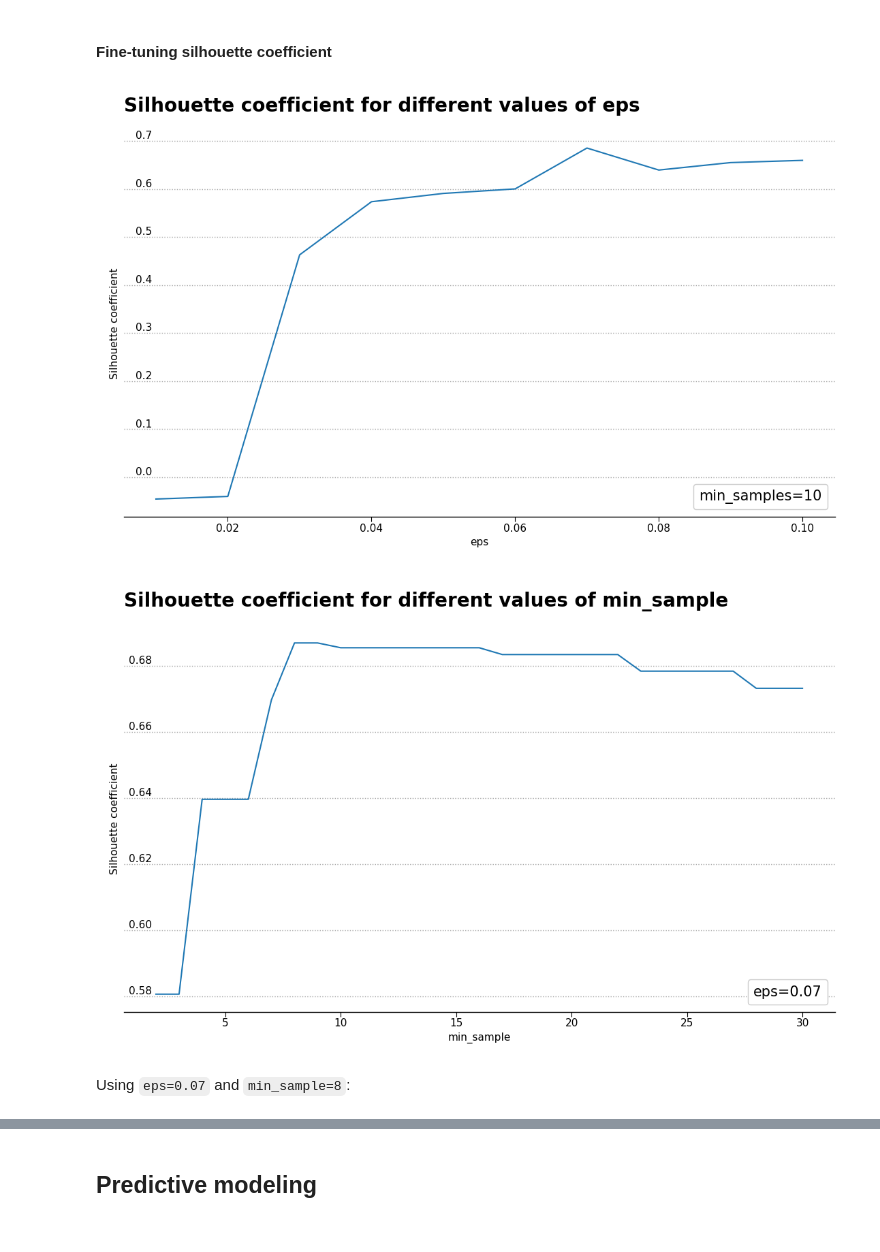
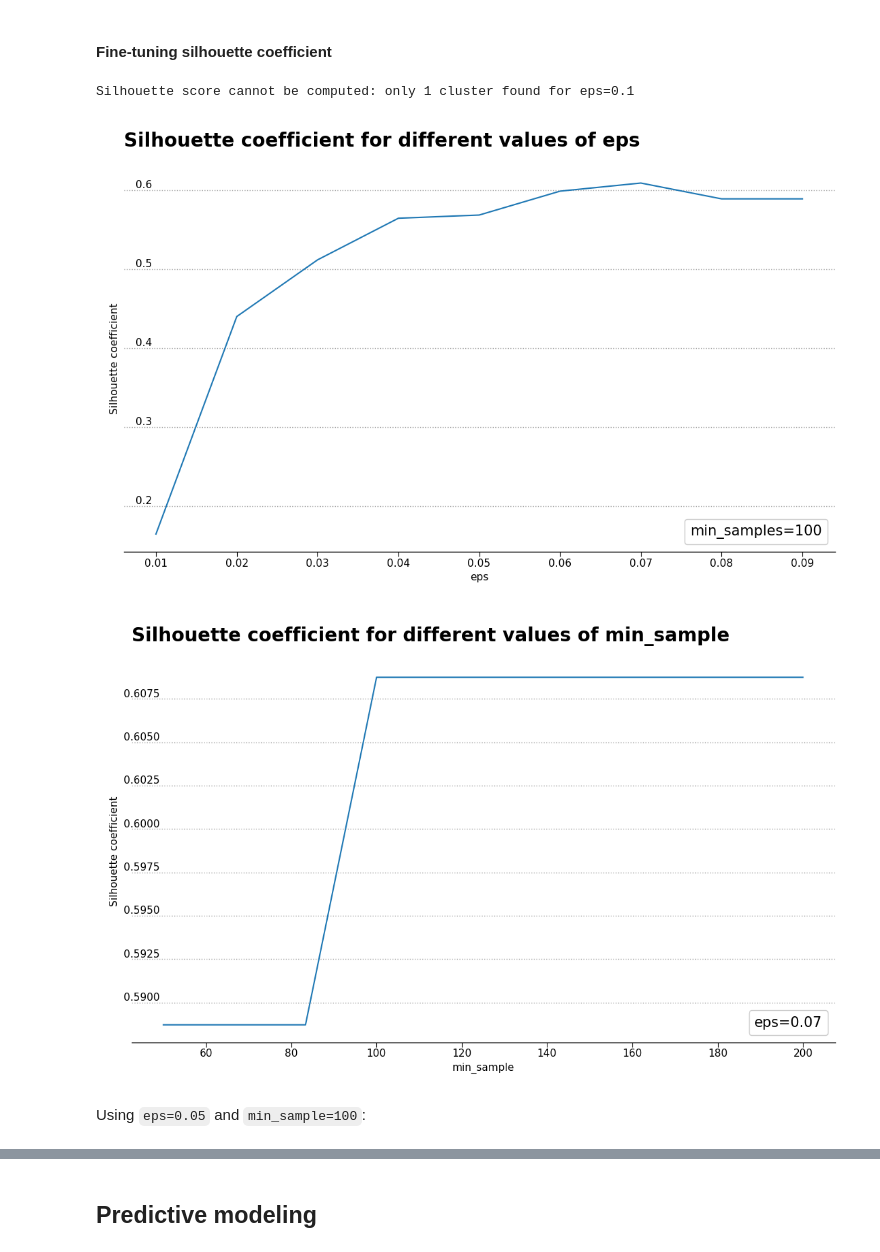
Before and after one commit to capac/short-term-rents-in-london, a Jupyter notebook: data-analysis.ipynb, the cells around one changed output, grey strips where cells are left out. Cells and saved outputs as stored; diff of their text form; code cells hidden in the pictures.

Commit message:
Found one distinct cluster of London properties with DBSCAN

```diff
--- a/data-analysis.ipynb
+++ b/data-analysis.ipynb
@@ -235,8 +220,8 @@ london_map_2
 # %% [markdown]
 ### Using DBSCAN for cluster similarity search
 # %%
-X_geo = inside_airbnb_df[['latitude', 'longitude']]
-db = DBSCAN(eps=0.03, min_samples=10, algorithm='auto').fit(X_geo)
+coordinates = inside_airbnb_df[['latitude', 'longitude']]
+db = DBSCAN(eps=0.03, min_samples=10, metric='haversine').fit(coordinates)
 labels = db.labels_
 # %%
 # Number of clusters in labels, ignoring noise if present.
@@ -255,39 +314,49 @@ Silhouette Coefficient: 0.463
 # %% [markdown]
 #### Fine-tuning silhouette coefficient
 # %%
-sil_score_list = []
+sil_score_dict = {}
 sil_score_range = np.linspace(0.01, 0.1, 10)
+min_samples=100
 for eps_param in sil_score_range:
-    db = DBSCAN(eps=eps_param, min_samples=10, algorithm='auto').fit(X_geo)
+    db = DBSCAN(eps=eps_param, min_samples=min_samples, metric='haversine').fit(coordinates)
     labels = db.labels_
-    sil_score = metrics.silhouette_score(X_geo, labels)
-    sil_score_list.append(sil_score)
+    if len(set(labels)) >= 2:
+        sil_score = metrics.silhouette_score(coordinates, labels)
+        sil_score_dict[eps_param] = sil_score
+    else:
+        print(f'Silhouette score cannot be computed: only 1 cluster found for eps={eps_param.round(2)}')
+# %% [output]
+Silhouette score cannot be computed: only 1 cluster found for eps=0.1
 # %%
 fig, ax = plt.subplots()
-ax.plot(sil_score_range, sil_score_list, label='min_samples=10')
+ax.plot(sil_score_dict.keys(), sil_score_dict.values(), label='min_samples={}'.format(min_samples))
 ax.legend(loc=4, handlelength=0, handletextpad=0, prop={'size': 15})
 ax.set_xlabel("eps")
 ax.set_ylabel("Silhouette coefficient")
 ax.set_title("Silhouette coefficient for different values of eps");
 # %% [output]
-[figure, old version]
+[figure, new version]
 # %%
-sil_score_list = []
-min_sample_range = np.linspace(2, 30, 29)
+sil_score_dict = {}
+min_sample_range = np.linspace(50, 200, 10)
+eps=0.07
 for min_sample in min_sample_range:
-    db = DBSCAN(eps=0.07, min_samples=int(min_sample), algorithm='auto').fit(X_geo)
+    db = DBSCAN(eps=eps, min_samples=int(min_sample), metric='haversine').fit(coordinates)
     labels = db.labels_
-    sil_score = metrics.silhouette_score(X_geo, labels)
-    sil_score_list.append(sil_score)
+    if len(set(labels)) >= 2:
+        sil_score = metrics.silhouette_score(coordinates, labels)
+        sil_score_dict[min_sample] = sil_score
+    else:
+        print(f'Silhouette score cannot be computed: only 1 cluster found for eps={min_sample}')
 # %%
 fig, ax = plt.subplots()
-ax.plot(min_sample_range, sil_score_list, label='eps=0.07')
+ax.plot(sil_score_dict.keys(), sil_score_dict.values(), label='eps={}'.format(eps))
 ax.legend(loc=4, handlelength=0, handletextpad=0, prop={'size': 15})
 ax.set_xlabel("min_sample")
 ax.set_ylabel("Silhouette coefficient")
 ax.set_title("Silhouette coefficient for different values of min_sample");
 # %% [output]
-[figure, old version]
+[figure, new version]
 # %% [markdown]
-Using `eps=0.07` and `min_sample=8`:
+Using `eps=0.05` and `min_sample=100`:
 # %%
```
Also changed, not shown: parts of 12 cells of this notebook.
